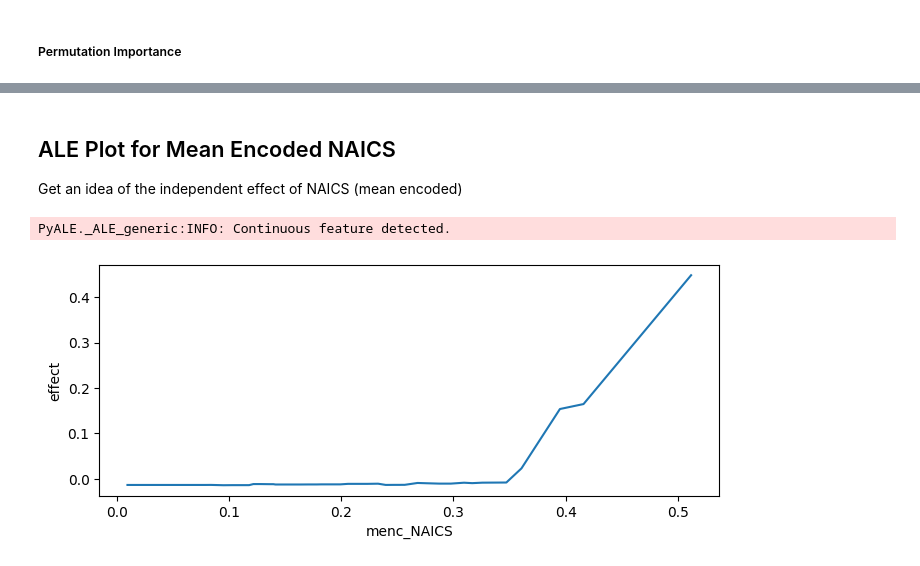
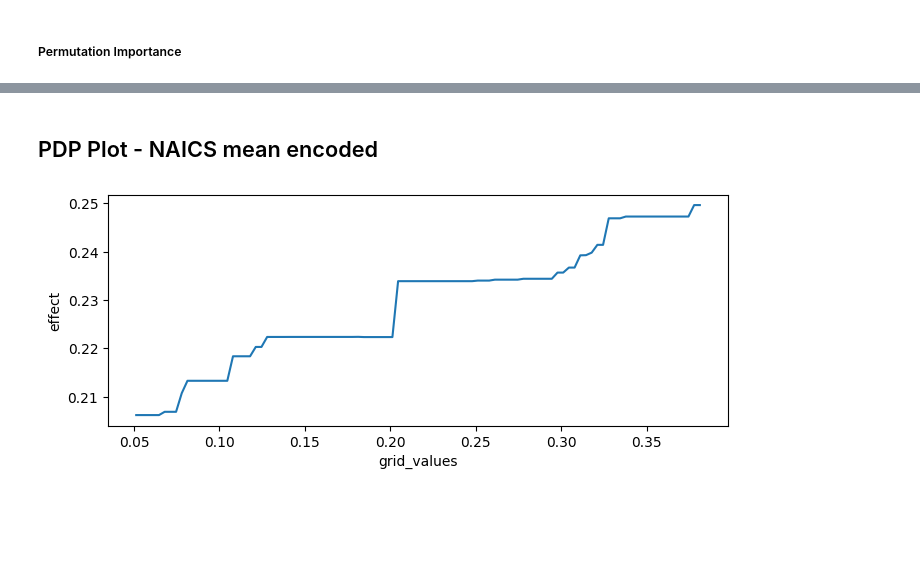
Before and after one commit to vla6/Blog_gnn_naics, a Jupyter notebook: 03_xgb_menc.ipynb, the cells around one changed output, grey strips where cells are left out. Drawn from its saved outputs; the diff is of its cells as text; code cells hidden in the pictures; blank space fills up the shorter version.

```diff
--- a/03_xgb_menc.ipynb
+++ b/03_xgb_menc.ipynb
@@ -34,6 +29,6 @@ from PyALE import ale
 # %%
 sba_loans = pd.read_parquet(Path(setup.temp_path).joinpath('01_DATA_transformed.parquet'))
 # %%
-train_df = sba_loans[sba_loans['dset'] == 'train']
+train_df = sba_loans[sba_loans['dset'] == 'train'].copy()
 test_df = sba_loans[sba_loans['dset'] == 'test']
 val_df = sba_loans[sba_loans['dset'] == 'val']
@@ -63,7 +92,7 @@ xgb_model = xgb.XGBClassifier(objective="binary:logistic",
 # %%
 hyperparam_serarch = {'max_depth': [4, 5, 6],
                       'min_child_weight': [1, 10, 50],
-                      'scale_pos_weight': list(np.linspace(1, scale_pos_wt, 3)),
+                      #'scale_pos_weight': list(np.linspace(1, scale_pos_wt, 3)),
                       'gamma': [0, 0.5, 1, 2],
                       'subsample': [0.5, 0.8, 1.0],
                       'learning_rate': [0.01, 0.1, 0.3],
@@ -299,19 +321,16 @@ plt.gcf().savefig(Path(setup.temp_path).joinpath('03_PLOT_importance_perturb.png
-# %% [markdown]
-## ALE Plot for Mean Encoded NAICS
-Get an idea of the independent effect of NAICS (mean encoded)
-# %%
-ale_info = ale(X=train_df[predictor_features],
-               model=xgb_model, feature=['menc_NAICS'],
-                       plot=False, grid_size = 50)
-# %% [output]
-PyALE._ALE_generic:INFO: Continuous feature detected.
+# %% [markdown]
+## PDP Plot - NAICS mean encoded
+# %%
+results = partial_dependence(xgb_model, train_df[predictor_features], ['menc_NAICS'])
+pdp_df = pd.DataFrame({'grid_values':results["grid_values"][0],
+                       'pdp':results["average"][0]})
 # %%
 plt.close()
 # %%
 fig, ax = plt.subplots(figsize = (8, 3))
-ale_info[['eff']].plot(legend=None, ax=ax)
+pdp_df.plot(x='grid_values', y='pdp', legend=None, ax=ax)
 ax.set_ylabel('effect')
-fig.savefig(Path(setup.temp_path).joinpath('03_PLOT_ale_naics_meanenc.png'),
+fig.savefig(Path(setup.temp_path).joinpath('03_PLOT_pdp_naics_meanenc.png'),
                bbox_inches='tight')
 # %% [output]
-[figure, old version]
+[figure, new version]
```
Also changed, not shown: parts of 28 cells of this notebook, 22 other files.
